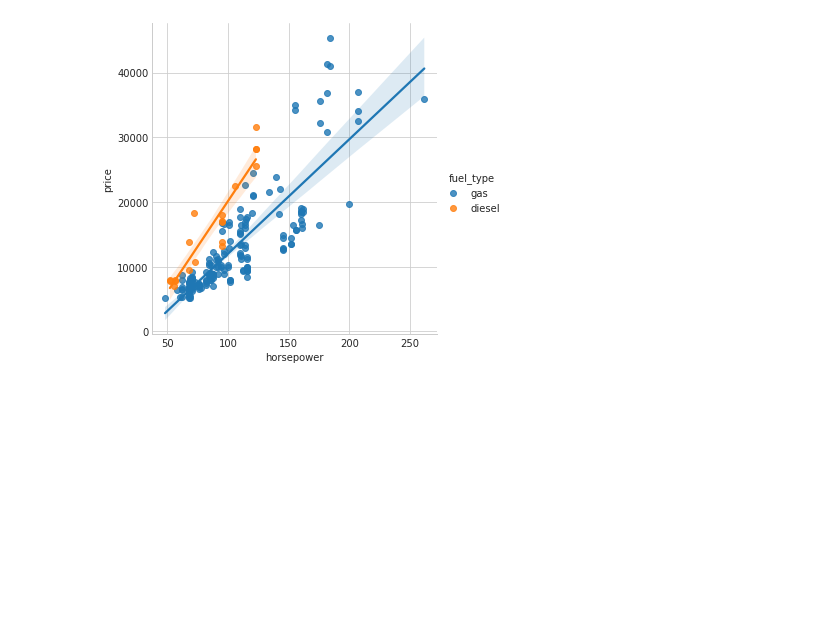
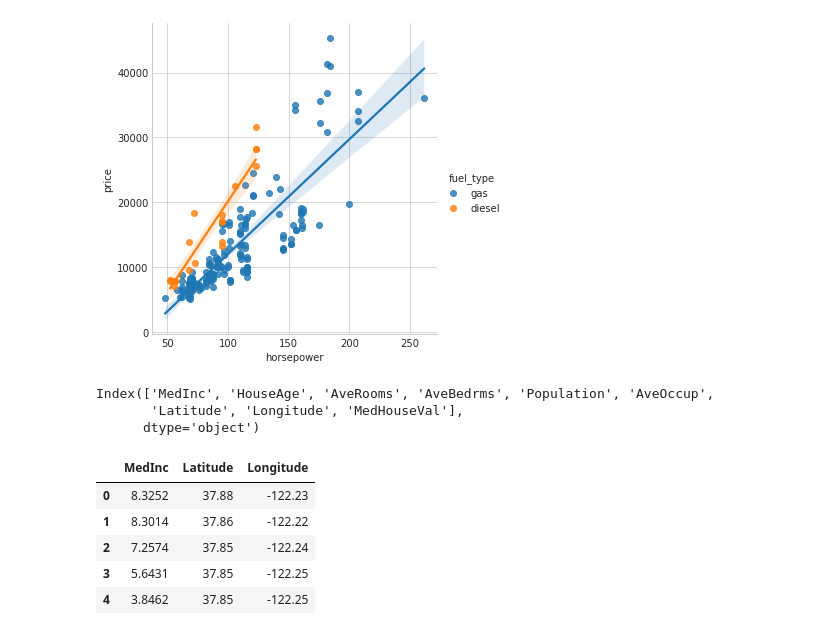
Before and after one commit to lilab001/ML-Toolkit, a Jupyter notebook: Mutual Information.ipynb, the cells around one changed output. Cells and saved outputs as stored; diff of their text form; code cells hidden in the pictures; blank space fills up the shorter version.

```diff
--- a/Mutual Information.ipynb
+++ b/Mutual Information.ipynb
@@ -125,3 +148,28 @@ sns.relplot(x = "curb_weight", y = "price", data = df);
 sns.lmplot(x = "horsepower", y = "price", hue = "fuel_type", data = df);
 # %% [output]
 [figure]
+# %%
+import matplotlib.pyplot as plt
+import numpy as np
+import pandas as pd
+import seaborn as sns
+from sklearn.cluster import KMeans
+
+plt.style.use("seaborn-whitegrid")
+
+df = pd.read_csv("../input/fe-course-data/housing.csv")
+df.columns
+# %% [output]
+Index(['MedInc', 'HouseAge', 'AveRooms', 'AveBedrms', 'Population', 'AveOccup',
+       'Latitude', 'Longitude', 'MedHouseVal'],
+      dtype='object')
+# %%
+X = df.loc[ : , ["MedInc", "Latitude", "Longitude"]]
+X.head()
+# %% [output]
+|  | MedInc | Latitude | Longitude |
+| 0 | 8.3252 | 37.88 | -122.23 |
+| 1 | 8.3014 | 37.86 | -122.22 |
+| 2 | 7.2574 | 37.85 | -122.24 |
+| 3 | 5.6431 | 37.85 | -122.25 |
+| 4 | 3.8462 | 37.85 | -122.25 |
```
Also changed, not shown: parts of 8 cells of this notebook.
